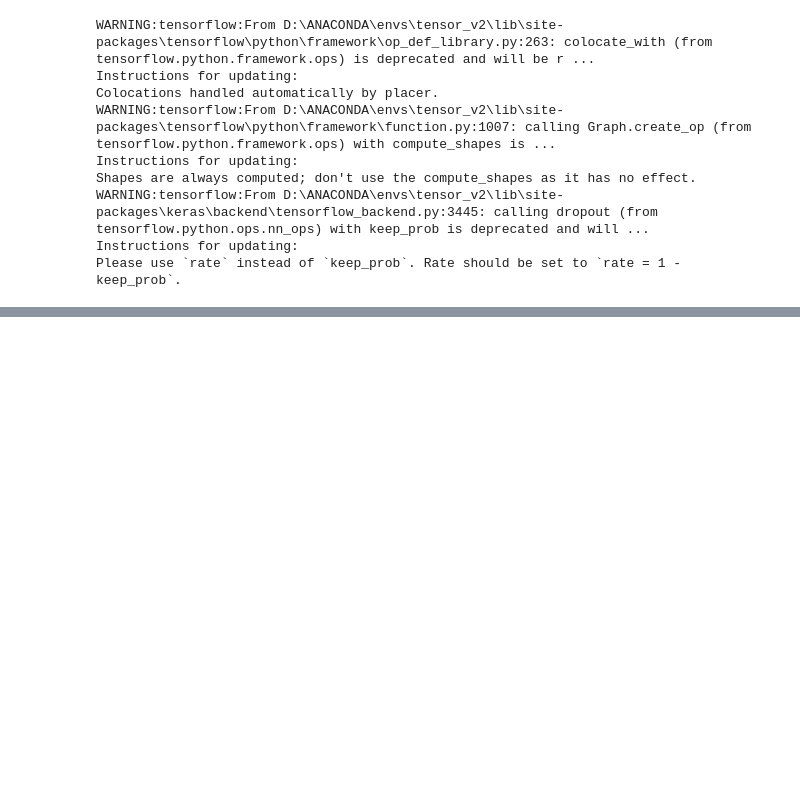
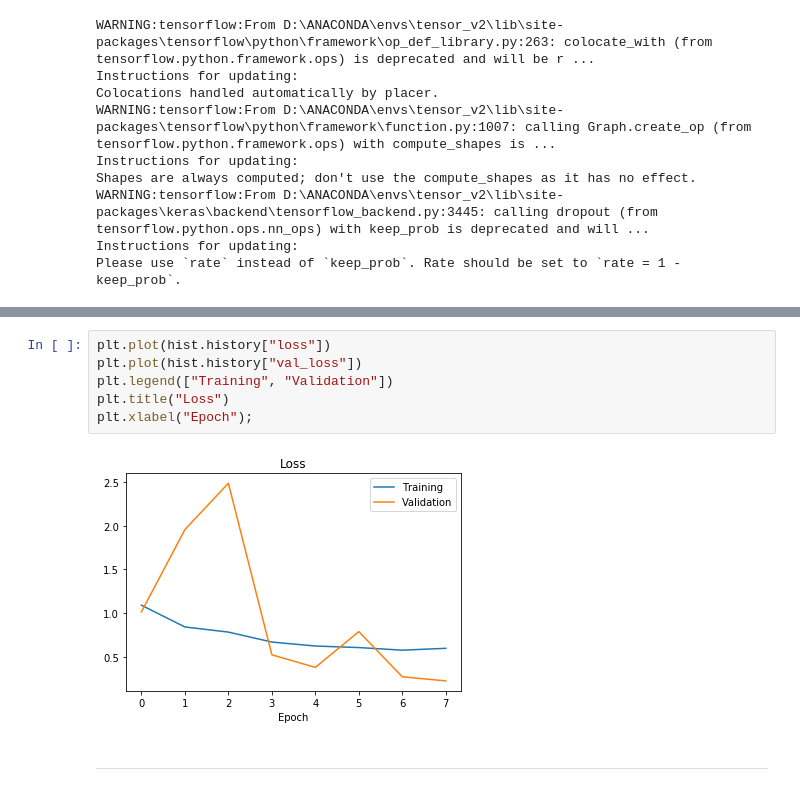
Before and after one commit to ierolsen/Diagnosis-with-Optical-Coherence-Tomography, a Jupyter notebook: Diagnosis-with-Optical-Coherence-Tomography.ipynb, the cells around one changed output, grey strips where cells are left out. Cells and saved outputs as stored; diff of their text form; blank space fills up the shorter version.

```diff
--- a/Diagnosis-with-Optical-Coherence-Tomography.ipynb
+++ b/Diagnosis-with-Optical-Coherence-Tomography.ipynb
@@ -127,0 +153,10 @@ Epoch 1/1
+# %%
+plt.plot(hist.history["loss"])
+plt.plot(hist.history["val_loss"])
+plt.legend(["Training", "Validation"])
+plt.title("Loss")
+plt.xlabel("Epoch");
+# %% [output]
+[figure, added]
+# %% [markdown]
+----
```
Also changed, not shown: parts of 24 cells of this notebook.
